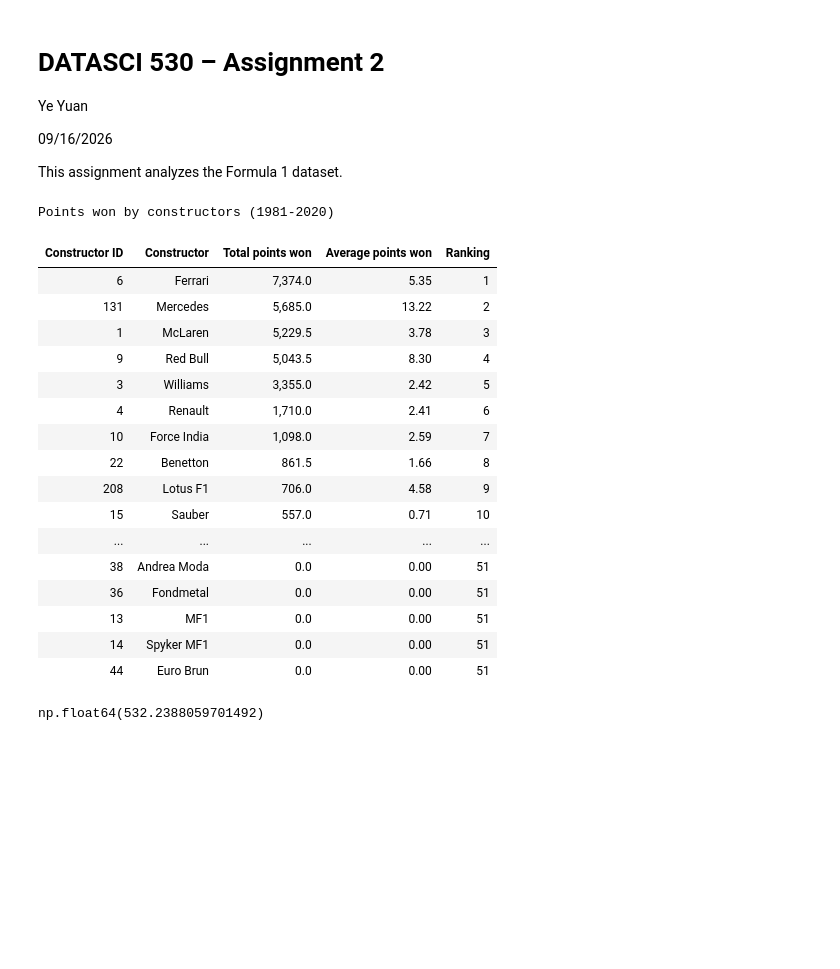
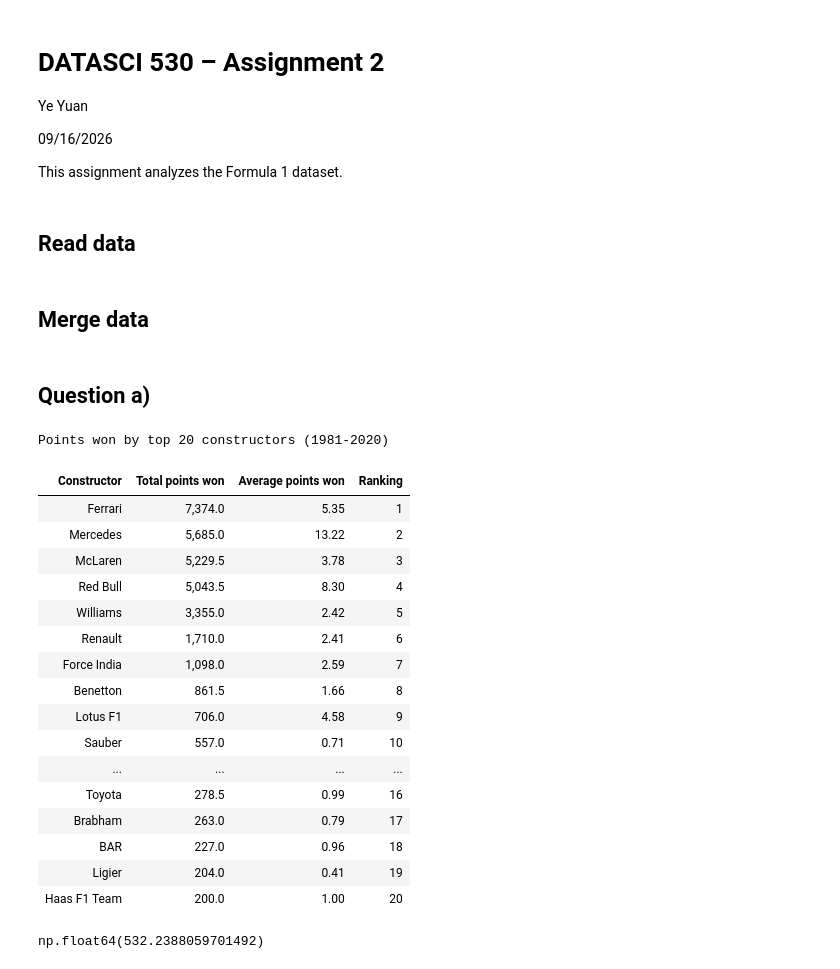
Before and after one commit to Yeahcola/datasci530fall2026, a Jupyter notebook: Assignment 2/Assignment 2.ipynb, the cells around one changed output. Drawn from its saved outputs; the diff is of its cells as text; code cells hidden in the pictures; blank space fills up the shorter version.

```diff
--- a/Assignment 2/Assignment 2.ipynb
+++ b/Assignment 2/Assignment 2.ipynb
@@ -10,4 +10,6 @@ This assignment analyzes the Formula 1 dataset.
 import pandas as pd
 import numpy as np
 import matplotlib.pyplot as plt
+# %% [markdown]
+## Read data
 # %%
@@ -16,4 +16,6 @@ import matplotlib.pyplot as plt
 results = pd.read_csv("data_raw/results.csv")
 races = pd.read_csv("data_raw/races.csv")
 constructors = pd.read_csv("data_raw/constructors.csv")
+# %% [markdown]
+## Merge data
 # %%
@@ -28,51 +32,56 @@ data = pd.merge(data_races_to_results,
                 constructors.rename(columns={"name": "constructor_name"}),
                 on = "constructorId",
                 how = "left")
+# %% [markdown]
+## Question a)
 # %%
 # points earned by constructors 1981-2020
 # generate a new ranking variable based on total points
 
 summary_constructor_81_20 = (data.query("1981 <= year <= 2020")
                              .groupby(["constructorId", "constructor_name"], as_index = False)
                              .agg(points_sum = ("points", "sum"),
                                   points_mean = ("points", "mean"))
                              .sort_values(by = "points_sum", ascending = False)
                              .assign(
                                 ranking = lambda x: (
                                     x["points_sum"]
                                     .rank(method = "min", ascending = False)
                                     .astype(int)))
                                     .reset_index(drop = True))
 
-summary_constructor_81_20.rename(columns = {
-    "constructorId": "Constructor ID",
+# tidy the table and show the first 20 rows
+
+summary_constructor_81_20.head(20)\
+    .drop(columns="constructorId")\
+        .rename(columns = {
     "constructor_name": "Constructor",
     "points_sum": "Total points won",
     "points_mean": "Average points won",
     "ranking": "Ranking",
 }).style.format({
     "Total points won": "{:,.1f}",
     "Average points won": "{:,.2f}"
-}).hide(axis = "index").set_caption("Points won by constructors (1981-2020)")
+}).hide(axis = "index").set_caption("Points won by top 20 constructors (1981-2020)")
 # %% [output]
-Points won by constructors (1981-2020)
+Points won by top 20 constructors (1981-2020)
-| Constructor ID | Constructor | Total points won | Average points won | Ranking |
-| 6 | Ferrari | 7,374.0 | 5.35 | 1 |
-| 131 | Mercedes | 5,685.0 | 13.22 | 2 |
-| 1 | McLaren | 5,229.5 | 3.78 | 3 |
-| 9 | Red Bull | 5,043.5 | 8.30 | 4 |
-| 3 | Williams | 3,355.0 | 2.42 | 5 |
-| 4 | Renault | 1,710.0 | 2.41 | 6 |
-| 10 | Force India | 1,098.0 | 2.59 | 7 |
-| 22 | Benetton | 861.5 | 1.66 | 8 |
-| 208 | Lotus F1 | 706.0 | 4.58 | 9 |
-| 15 | Sauber | 557.0 | 0.71 | 10 |
-| ... | ... | ... | ... | ... |
-| 38 | Andrea Moda | 0.0 | 0.00 | 51 |
-| 36 | Fondmetal | 0.0 | 0.00 | 51 |
-| 13 | MF1 | 0.0 | 0.00 | 51 |
-| 14 | Spyker MF1 | 0.0 | 0.00 | 51 |
-| 44 | Euro Brun | 0.0 | 0.00 | 51 |
+| Constructor | Total points won | Average points won | Ranking |
+| Ferrari | 7,374.0 | 5.35 | 1 |
+| Mercedes | 5,685.0 | 13.22 | 2 |
+| McLaren | 5,229.5 | 3.78 | 3 |
+| Red Bull | 5,043.5 | 8.30 | 4 |
+| Williams | 3,355.0 | 2.42 | 5 |
+| Renault | 1,710.0 | 2.41 | 6 |
+| Force India | 1,098.0 | 2.59 | 7 |
+| Benetton | 861.5 | 1.66 | 8 |
+| Lotus F1 | 706.0 | 4.58 | 9 |
+| Sauber | 557.0 | 0.71 | 10 |
+| ... | ... | ... | ... |
+| Toyota | 278.5 | 0.99 | 16 |
+| Brabham | 263.0 | 0.79 | 17 |
+| BAR | 227.0 | 0.96 | 18 |
+| Ligier | 204.0 | 0.41 | 19 |
+| Haas F1 Team | 200.0 | 1.00 | 20 |
 # %%
 avg_points_81_20 = summary_constructor_81_20["points_sum"].mean()
 
```
Also changed, not shown: parts of 11 cells of this notebook, 3 other files.
